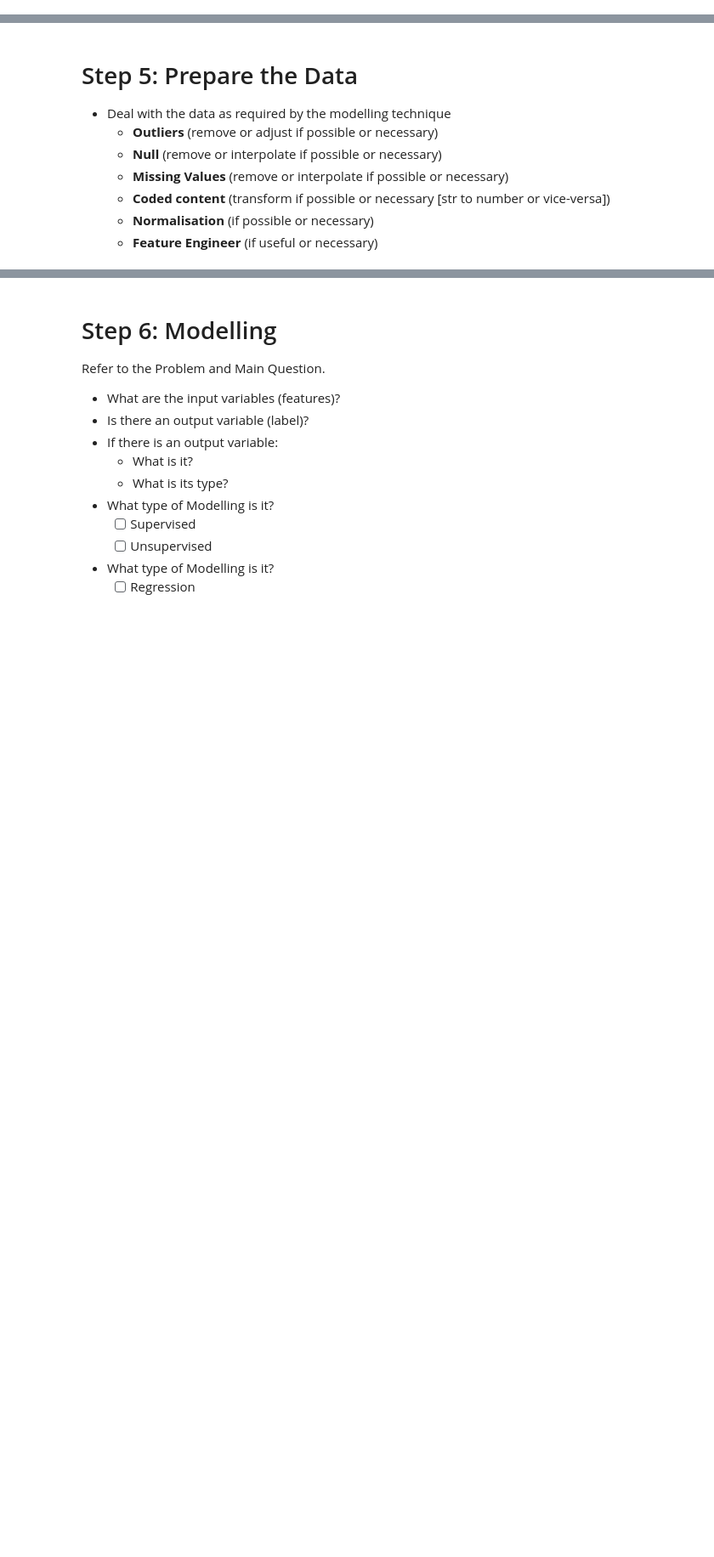
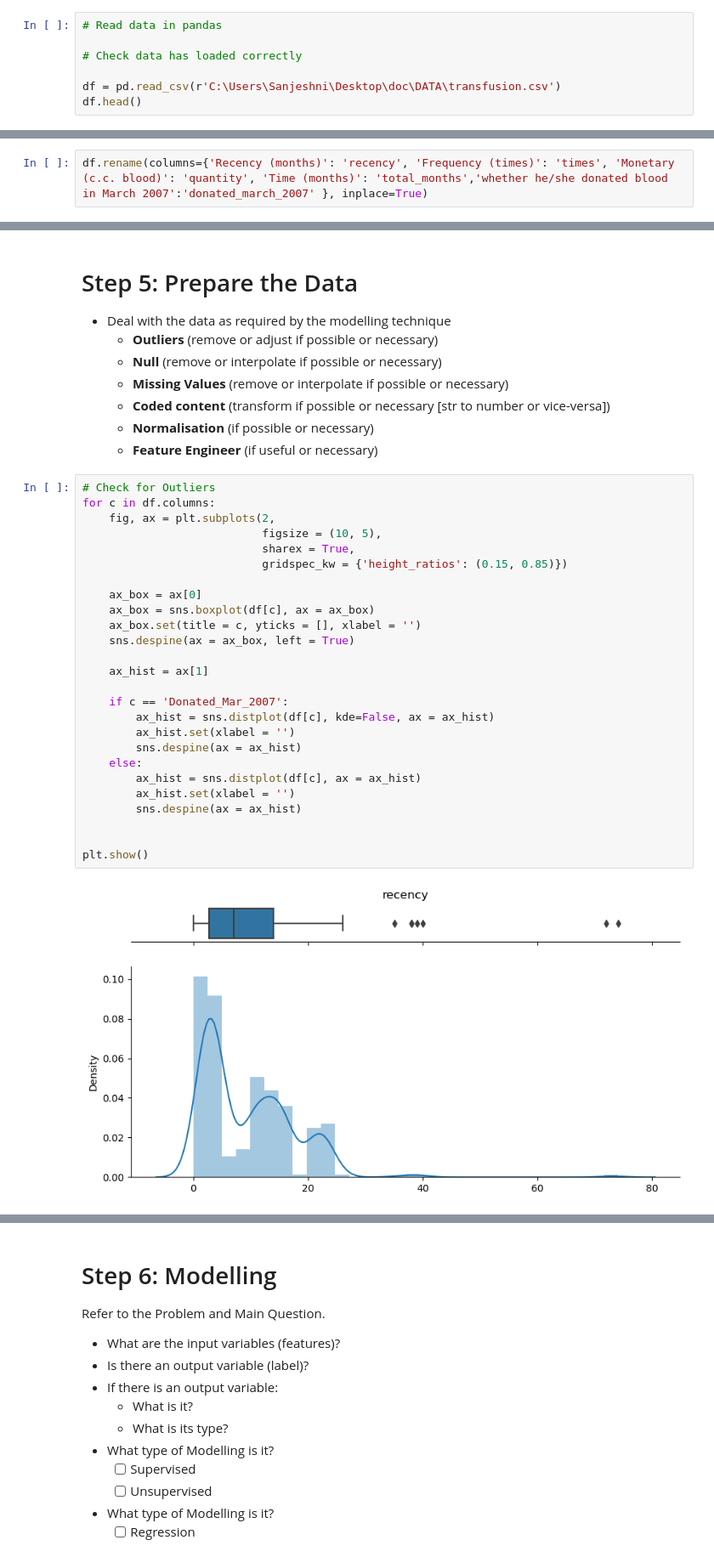
Before and after one commit to divraj2022/IOD_DIV, a Jupyter notebook: Module 7/IOD_Lab-7_2_1.ipynb, the cells around one changed output, grey strips where cells are left out. Shown at 85% size. Saved outputs shown, nothing was run; the diff lists cells and outputs as text; blank space fills up the shorter version.

```diff
--- a/Module 7/IOD_Lab-7_2_1.ipynb
+++ b/Module 7/IOD_Lab-7_2_1.ipynb
@@ -77,3 +114,10 @@ The [**UCI Machine Learning Repository**](http://archive.ics.uci.edu/ml/about.ht
     - **Null** (values not present or coded [as zero of empty strings])
     - **Missing Values** (coded [as zero of empty strings] or values not present)
     - **Coded content** (classes identified by numbers or codes to represent absence of data)
+# %%
+# Read data in pandas
+
+# Check data has loaded correctly
+
+df = pd.read_csv(r'C:\Users\Sanjeshni\Desktop\doc\DATA\transfusion.csv')
+df.head()
@@ -79,0 +131,2 @@ The [**UCI Machine Learning Repository**](http://archive.ics.uci.edu/ml/about.ht
+# %%
+df.rename(columns={'Recency (months)': 'recency', 'Frequency (times)': 'times', 'Monetary (c.c. blood)': 'quantity', 'Time (months)': 'total_months','whether he/she donated blood in March 2007':'donated_march_2007' }, inplace=True)
@@ -86,3 +178,31 @@ The [**UCI Machine Learning Repository**](http://archive.ics.uci.edu/ml/about.ht
     - **Coded content** (transform if possible or necessary [str to number or vice-versa])
     - **Normalisation** (if possible or necessary)
     - **Feature Engineer** (if useful or necessary)
+# %%
+# Check for Outliers
+for c in df.columns:
+    fig, ax = plt.subplots(2,
+                           figsize = (10, 5),
+                           sharex = True,
+                           gridspec_kw = {'height_ratios': (0.15, 0.85)})
+
+    ax_box = ax[0]
+    ax_box = sns.boxplot(df[c], ax = ax_box)
+    ax_box.set(title = c, yticks = [], xlabel = '')
+    sns.despine(ax = ax_box, left = True)
+
+    ax_hist = ax[1]
+
+    if c == 'Donated_Mar_2007':
+        ax_hist = sns.distplot(df[c], kde=False, ax = ax_hist)
+        ax_hist.set(xlabel = '')
+        sns.despine(ax = ax_hist)
+    else:
+        ax_hist = sns.distplot(df[c], ax = ax_hist)
+        ax_hist.set(xlabel = '')
+        sns.despine(ax = ax_hist)
+
+
+plt.show()
+# %% [output]
+[figure, added]
```
Also changed, not shown: parts of 9 cells of this notebook.
